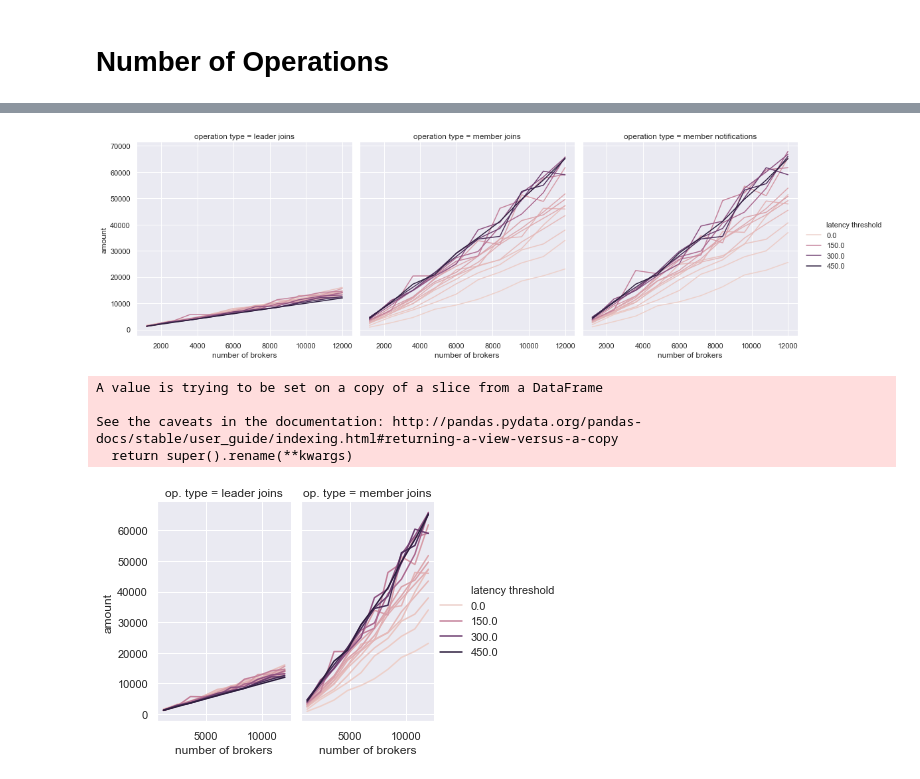
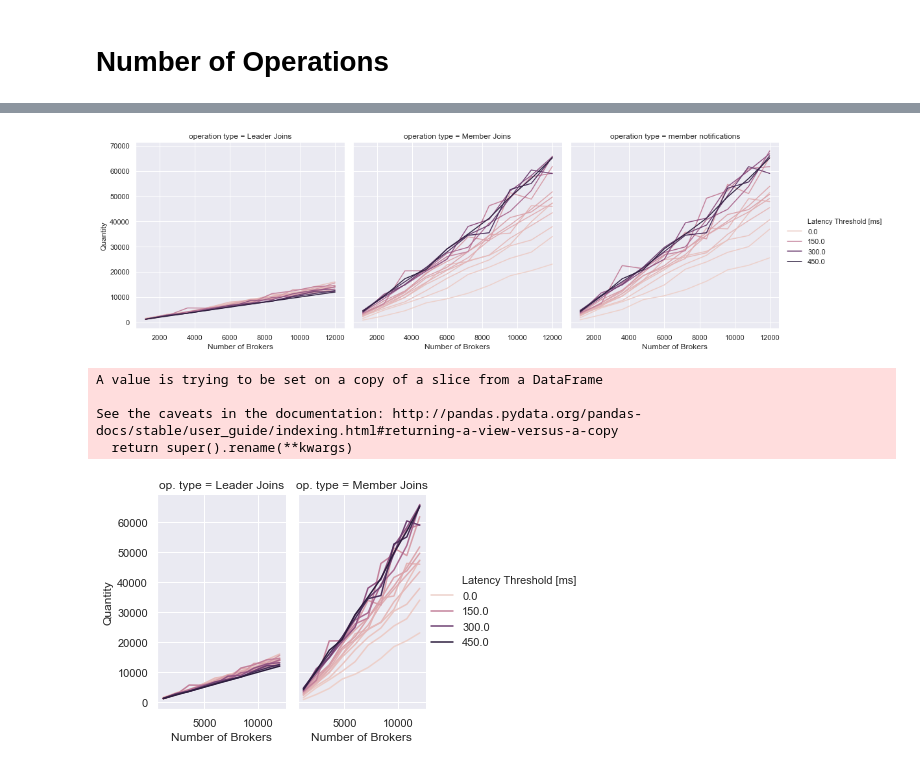
Before and after one commit to MoeweX/broadcast-group-simulation, a Jupyter notebook: visualization/Thresholds.ipynb, the cells around one changed output, grey strips where cells are left out. Drawn from its saved outputs; the diff is of its cells as text; code cells hidden in the pictures.

Commit message:
Update thresholds figures

```diff
--- a/visualization/Thresholds.ipynb
+++ b/visualization/Thresholds.ipynb
@@ -92,18 +95,18 @@ Transform input data into wide format -> easier to use with seaborn
 new_row_data = []
 types = ["nLeaderJoins", "nMemberJoins", "nMemberNotifications"]
 typeNames = {
-    "nLeaderJoins": "leader joins",
-    "nMemberJoins": "member joins",
+    "nLeaderJoins": "Leader Joins",
+    "nMemberJoins": "Member Joins",
     "nMemberNotifications": "member notifications"
 }
 for old_row in row_data:
     for type in types:
         row = {
-            "latency threshold": old_row["latencyThreshold"],
+            "Latency Threshold [ms]": old_row["latencyThreshold"],
             "ticks": old_row["ticks"],
-            "number of brokers": old_row["numberOfBrokers"],
+            "Number of Brokers": old_row["numberOfBrokers"],
             "number of leaders": old_row["numberOfLeaders"],
-            "amount": old_row[type],
+            "Quantity": old_row[type],
             "operation type": typeNames[type]
         }
         new_row_data.append(row)
@@ -174,21 +226,21 @@ fig.savefig(output + "-operations.pdf")
 # %%
 tmp = df
-ax = sns.relplot(data=tmp, kind="line", x="number of brokers", y="amount", hue="latency threshold", col="operation type")
+ax = sns.relplot(data=tmp, kind="line", x="Number of Brokers", y="Quantity", hue="Latency Threshold [ms]", col="operation type")
 # %% [output]
-[figure, old version]
+[figure, new version]
 # %%
-# influence of number of brokers on member and leader joins
+# influence of Number of Brokers on member and leader joins
 tmp = df[df["operation type"] != "member notifications"]
 tmp.rename(columns = {"operation type": "op. type"}, inplace=True)
 fig = sns.relplot(data=tmp, kind="line",
-                  x="number of brokers", y="amount", hue="latency threshold", col="op. type", aspect=0.64,
+                  x="Number of Brokers", y="Quantity", hue="Latency Threshold [ms]", col="op. type", aspect=0.64,
                   height=4)
 # fig.tight_layout()
 # fig.savefig(output + "-operations.pdf")
 # For the median number of joins per member notification, see boxplot above
 # %% [output]
 A value is trying to be set on a copy of a slice from a DataFrame
 
 See the caveats in the documentation: http://pandas.pydata.org/pandas-docs/stable/user_guide/indexing.html#returning-a-view-versus-a-copy
   return super().rename(**kwargs)
-[figure, old version]
+[figure, new version]
```
Also changed, not shown: parts of 12 cells of this notebook, 1 other file.
